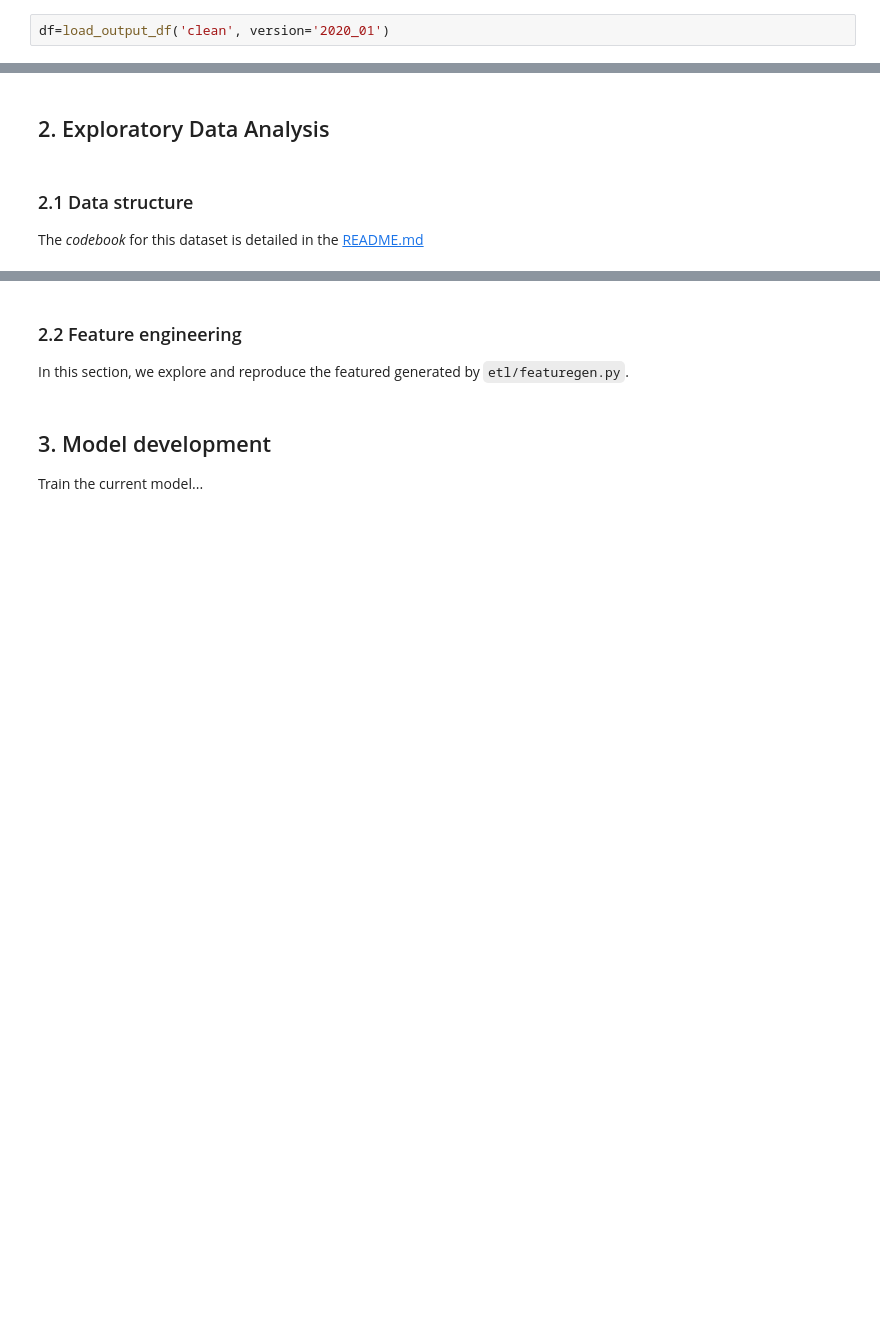
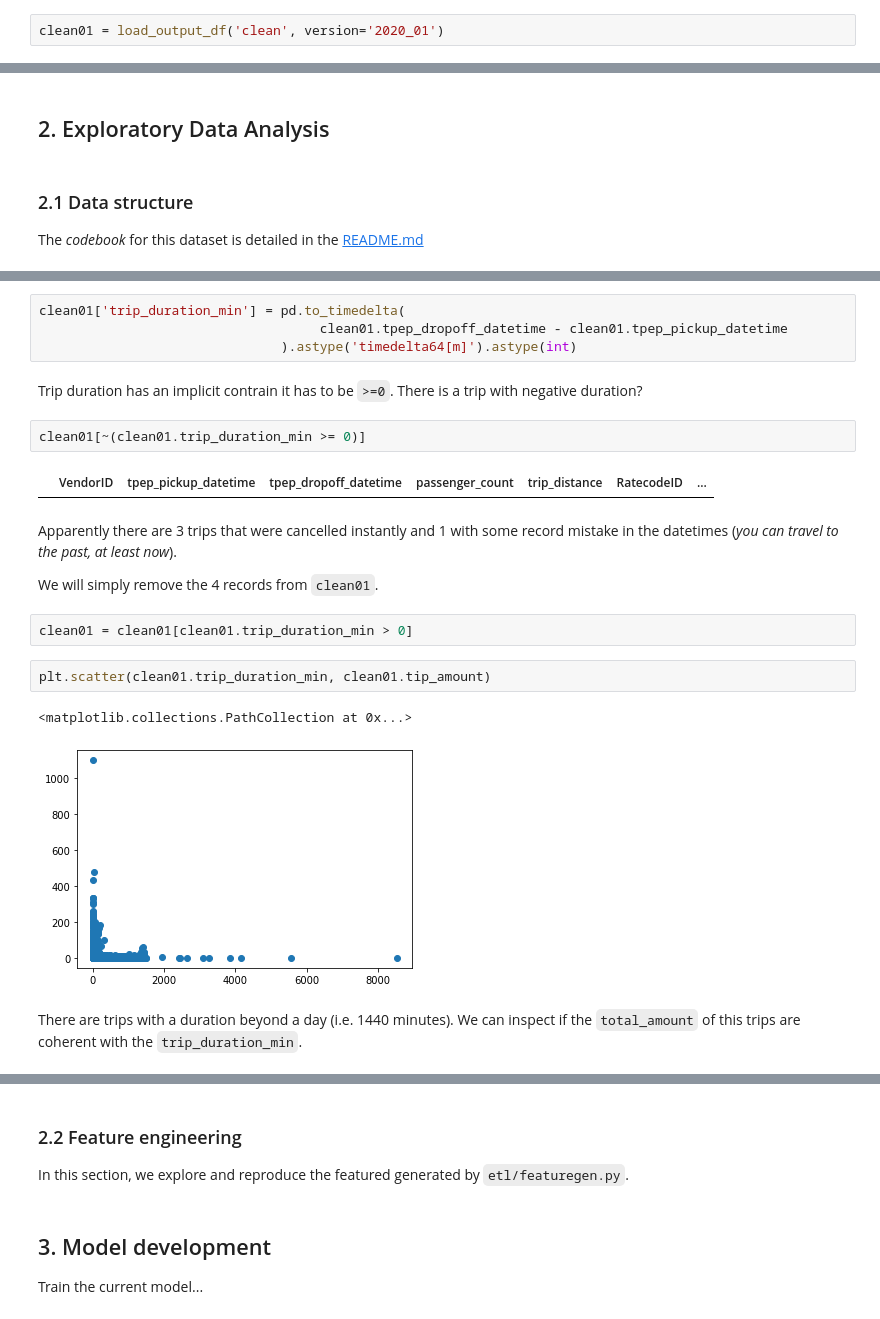
Before and after one commit to shreyashankar/toy-ml-pipeline, a Jupyter notebook: eda/EDA_00.ipynb, the cells around one changed output, grey strips where cells are left out. Saved outputs shown, nothing was run; the diff lists cells and outputs as text; blank space fills up the shorter version.

```diff
--- a/eda/EDA_00.ipynb
+++ b/eda/EDA_00.ipynb
@@ -84,2 +76,2 @@ Secondly, the function `utils.io.load_data_df()`:
 # %%
-df=load_output_df('clean', version='2020_01')
+clean01 = load_output_df('clean', version='2020_01')
@@ -97,0 +100,23 @@ The *codebook* for this dataset is detailed in the [README.md](https://www1.nyc.
+# %%
+clean01['trip_duration_min'] = pd.to_timedelta(
+                                    clean01.tpep_dropoff_datetime - clean01.tpep_pickup_datetime
+                               ).astype('timedelta64[m]').astype(int)
+# %% [markdown]
+Trip duration has an implicit contrain it has to be `>=0`. There is a trip with negative duration?
+# %%
+clean01[~(clean01.trip_duration_min >= 0)]
+# %% [output]
+|  | VendorID | tpep_pickup_datetime | tpep_dropoff_datetime | passenger_count | trip_distance | RatecodeID | ... |
+# %% [markdown]
+Apparently there are 3 trips that were cancelled instantly and 1 with some record mistake in the datetimes (*you can travel to the past, at least now*).
+
+We will simply remove the 4 records from `clean01`.
+# %%
+clean01 = clean01[clean01.trip_duration_min > 0]
+# %%
+plt.scatter(clean01.trip_duration_min, clean01.tip_amount)
+# %% [output]
+<matplotlib.collections.PathCollection at 0x...>
+[figure, added]
+# %% [markdown]
+There are trips with a duration beyond a day (i.e. 1440 minutes). We can inspect if the `total_amount` of this trips are coherent with the `trip_duration_min`.
```
Also changed, not shown: parts of 22 cells of this notebook.
